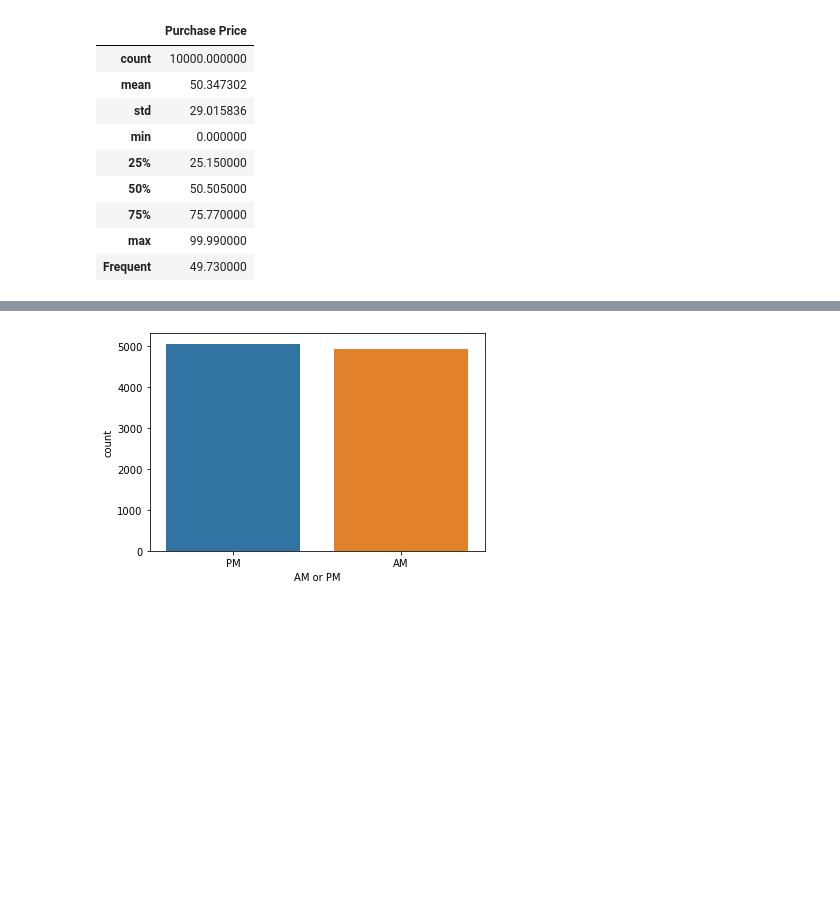
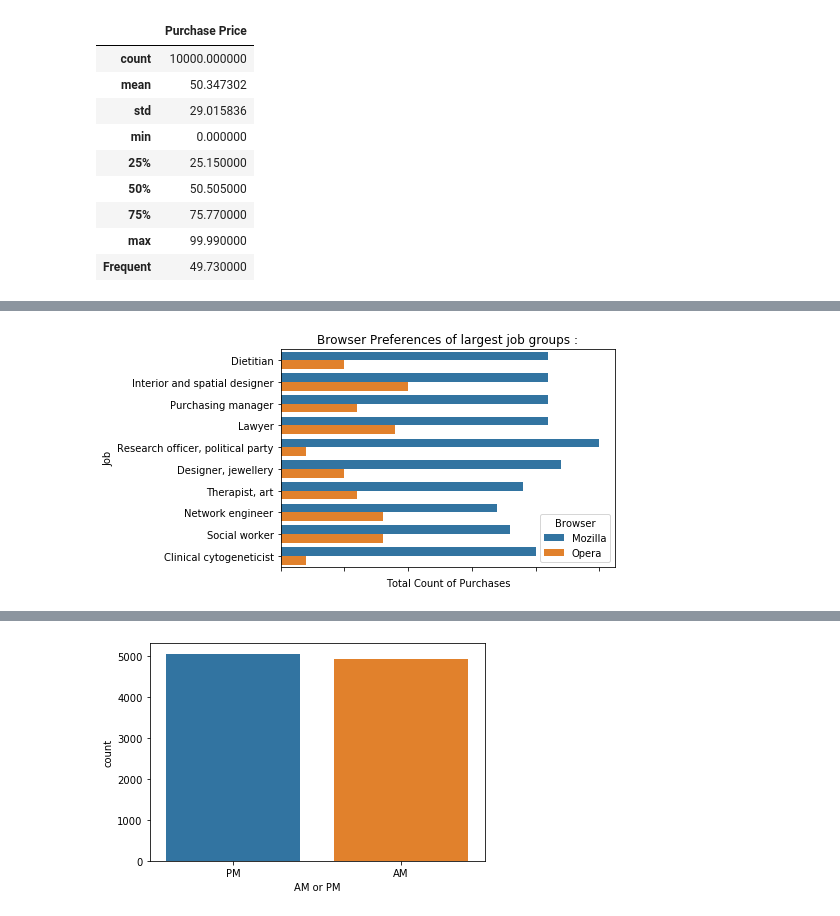
Before and after one commit to RajeshRamachander/ecom, a Jupyter notebook: ecom_eda.ipynb, the cells around one changed output, grey strips where cells are left out. Saved outputs shown, nothing was run; the diff lists cells and outputs as text; code cells hidden in the pictures; blank space fills up the shorter version.

```diff
--- a/ecom_eda.ipynb
+++ b/ecom_eda.ipynb
@@ -419,3 +425,8 @@ unimputed.describe_col('Purchase Price')
 | Frequent | 49.730000 |
 # %%
 df = mean_imputed.get_data_frame()
+# %%
+job = df.groupby(by=['Job'], as_index=False)['Purchase Price'].sum()#group by Job and sort by total purchase amount
+
+res1= job.sort_values(by='Purchase Price', ascending=False).iloc[:10,:]
+res1 #On first sight it looks like dietitian is the designation that is spending the most amount
@@ -421,0 +520,12 @@ df = mean_imputed.get_data_frame()
+# %%
+#Browser preferences of top 10 job types
+jobBrowser = df.groupby(by=['Job', 'Browser'], as_index=False, )['Purchase Price'].count()
+jobBrowser.sort_values(by='Purchase Price', ascending = False)#group by Job and sort by total purchase amount
+
+plt.title(f"Browser Preferences of largest job groups :")
+ax = sns.barplot(x = "Purchase Price_y", y = "Job",hue="Browser" , orient = 'h', data = res1.merge(jobBrowser,on = 'Job' ,how = 'inner'))
+ax.set(ylabel="Job", xlabel = "Total Count of Purchases")
+ax.set_xticklabels(ax.get_xticklabels(), rotation=45, horizontalalignment='right')
+plt.show()
+# %% [output]
+[figure, added]
```
Also changed, not shown: parts of 26 cells of this notebook.
